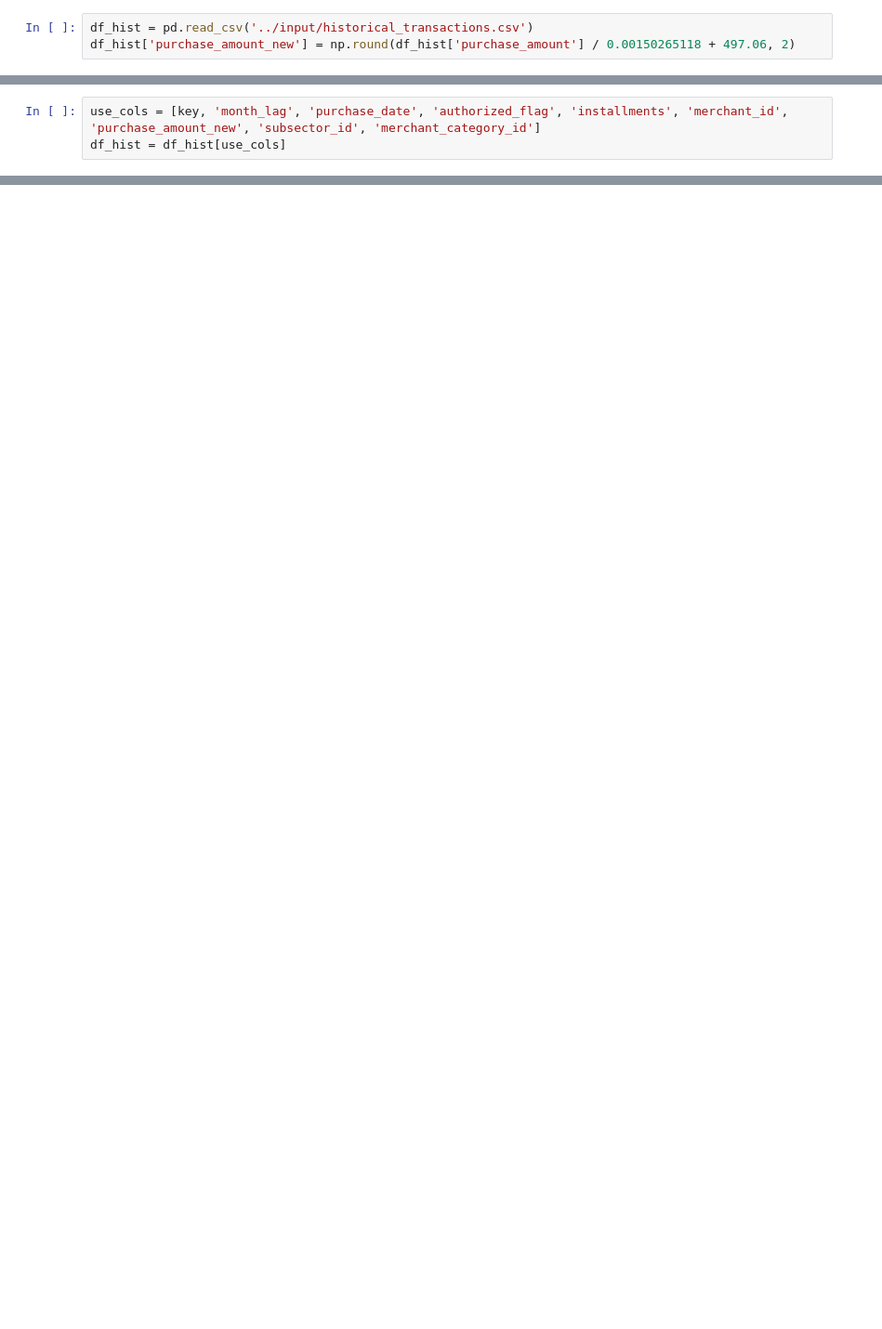
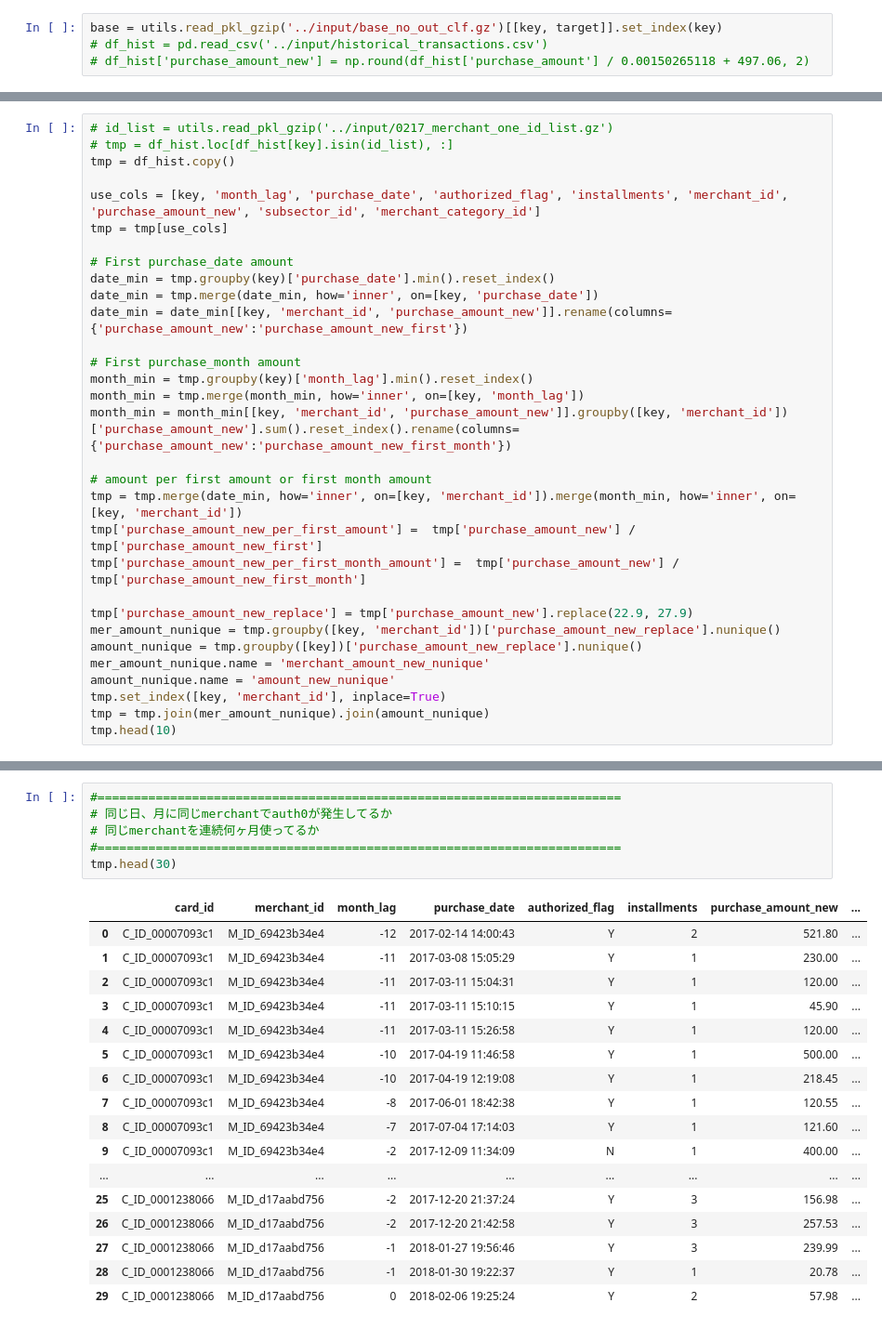
Before and after one commit to Chestnut1999/Elo-Recommendation-23place, a Jupyter notebook: jpy/257_elo_raddar_one_merchant.ipynb, the cells around one changed output, grey strips where cells are left out. Shown at 93% size. Saved outputs shown, nothing was run; the diff lists cells and outputs as text; blank space fills up the shorter version.

```diff
--- a/jpy/257_elo_raddar_one_merchant.ipynb
+++ b/jpy/257_elo_raddar_one_merchant.ipynb
@@ -40,3 +35,4 @@ start_time = "{0:%Y%m%d_%H%M%S}".format(datetime.datetime.now())
 # %%
-df_hist = pd.read_csv('../input/historical_transactions.csv')
-df_hist['purchase_amount_new'] = np.round(df_hist['purchase_amount'] / 0.00150265118 + 497.06, 2)
+base = utils.read_pkl_gzip('../input/base_no_out_clf.gz')[[key, target]].set_index(key)
+# df_hist = pd.read_csv('../input/historical_transactions.csv')
+# df_hist['purchase_amount_new'] = np.round(df_hist['purchase_amount'] / 0.00150265118 + 497.06, 2)
@@ -58,3 +39,31 @@ df_hist.loc[df_hist[key].isin(id_list), :].head(10)
-# %%
-use_cols = [key, 'month_lag', 'purchase_date', 'authorized_flag', 'installments', 'merchant_id', 'purchase_amount_new', 'subsector_id', 'merchant_category_id']
-df_hist = df_hist[use_cols]
+# %%
+# id_list = utils.read_pkl_gzip('../input/0217_merchant_one_id_list.gz')
+# tmp = df_hist.loc[df_hist[key].isin(id_list), :]
+tmp = df_hist.copy()
+
+use_cols = [key, 'month_lag', 'purchase_date', 'authorized_flag', 'installments', 'merchant_id', 'purchase_amount_new', 'subsector_id', 'merchant_category_id']
+tmp = tmp[use_cols]
+
+# First purchase_date amount
+date_min = tmp.groupby(key)['purchase_date'].min().reset_index()
+date_min = tmp.merge(date_min, how='inner', on=[key, 'purchase_date'])
+date_min = date_min[[key, 'merchant_id', 'purchase_amount_new']].rename(columns={'purchase_amount_new':'purchase_amount_new_first'})
+
+# First purchase_month amount
+month_min = tmp.groupby(key)['month_lag'].min().reset_index()
+month_min = tmp.merge(month_min, how='inner', on=[key, 'month_lag'])
+month_min = month_min[[key, 'merchant_id', 'purchase_amount_new']].groupby([key, 'merchant_id'])['purchase_amount_new'].sum().reset_index().rename(columns={'purchase_amount_new':'purchase_amount_new_first_month'})
+
+# amount per first amount or first month amount
+tmp = tmp.merge(date_min, how='inner', on=[key, 'merchant_id']).merge(month_min, how='inner', on=[key, 'merchant_id'])
+tmp['purchase_amount_new_per_first_amount'] =  tmp['purchase_amount_new'] / tmp['purchase_amount_new_first']
+tmp['purchase_amount_new_per_first_month_amount'] =  tmp['purchase_amount_new'] / tmp['purchase_amount_new_first_month']
+
+tmp['purchase_amount_new_replace'] = tmp['purchase_amount_new'].replace(22.9, 27.9)
+mer_amount_nunique = tmp.groupby([key, 'merchant_id'])['purchase_amount_new_replace'].nunique()
+amount_nunique = tmp.groupby([key])['purchase_amount_new_replace'].nunique()
+mer_amount_nunique.name = 'merchant_amount_new_nunique'
+amount_nunique.name = 'amount_new_nunique'
+tmp.set_index([key, 'merchant_id'], inplace=True)
+tmp = tmp.join(mer_amount_nunique).join(amount_nunique)
+tmp.head(10)
@@ -118,0 +146,24 @@ df_rank2.set_index([key, 'merchant_id', 'row_no']).unstack()
+# %%
+#========================================================================
+# 同じ日、月に同じmerchantでauth0が発生してるか
+# 同じmerchantを連続何ヶ月使ってるか
+#========================================================================
+tmp.head(30)
+# %% [output]
+|  | card_id | merchant_id | month_lag | purchase_date | authorized_flag | installments | purchase_amount_new | ... |
+| 0 | C_ID_00007093c1 | M_ID_69423b34e4 | -12 | 2017-02-14 14:00:43 | Y | 2 | 521.80 | ... |
+| 1 | C_ID_00007093c1 | M_ID_69423b34e4 | -11 | 2017-03-08 15:05:29 | Y | 1 | 230.00 | ... |
+| 2 | C_ID_00007093c1 | M_ID_69423b34e4 | -11 | 2017-03-11 15:04:31 | Y | 1 | 120.00 | ... |
+| 3 | C_ID_00007093c1 | M_ID_69423b34e4 | -11 | 2017-03-11 15:10:15 | Y | 1 | 45.90 | ... |
+| 4 | C_ID_00007093c1 | M_ID_69423b34e4 | -11 | 2017-03-11 15:26:58 | Y | 1 | 120.00 | ... |
+| 5 | C_ID_00007093c1 | M_ID_69423b34e4 | -10 | 2017-04-19 11:46:58 | Y | 1 | 500.00 | ... |
+| 6 | C_ID_00007093c1 | M_ID_69423b34e4 | -10 | 2017-04-19 12:19:08 | Y | 1 | 218.45 | ... |
+| 7 | C_ID_00007093c1 | M_ID_69423b34e4 | -8 | 2017-06-01 18:42:38 | Y | 1 | 120.55 | ... |
+| 8 | C_ID_00007093c1 | M_ID_69423b34e4 | -7 | 2017-07-04 17:14:03 | Y | 1 | 121.60 | ... |
+| 9 | C_ID_00007093c1 | M_ID_69423b34e4 | -2 | 2017-12-09 11:34:09 | N | 1 | 400.00 | ... |
+| ... | ... | ... | ... | ... | ... | ... | ... | ... |
+| 25 | C_ID_0001238066 | M_ID_d17aabd756 | -2 | 2017-12-20 21:37:24 | Y | 3 | 156.98 | ... |
+| 26 | C_ID_0001238066 | M_ID_d17aabd756 | -2 | 2017-12-20 21:42:58 | Y | 3 | 257.53 | ... |
+| 27 | C_ID_0001238066 | M_ID_d17aabd756 | -1 | 2018-01-27 19:56:46 | Y | 3 | 239.99 | ... |
+| 28 | C_ID_0001238066 | M_ID_d17aabd756 | -1 | 2018-01-30 19:22:37 | Y | 1 | 20.78 | ... |
+| 29 | C_ID_0001238066 | M_ID_d17aabd756 | 0 | 2018-02-06 19:25:24 | Y | 2 | 57.98 | ... |
```
Also changed, not shown: parts of 8 cells of this notebook, 7 other files.
